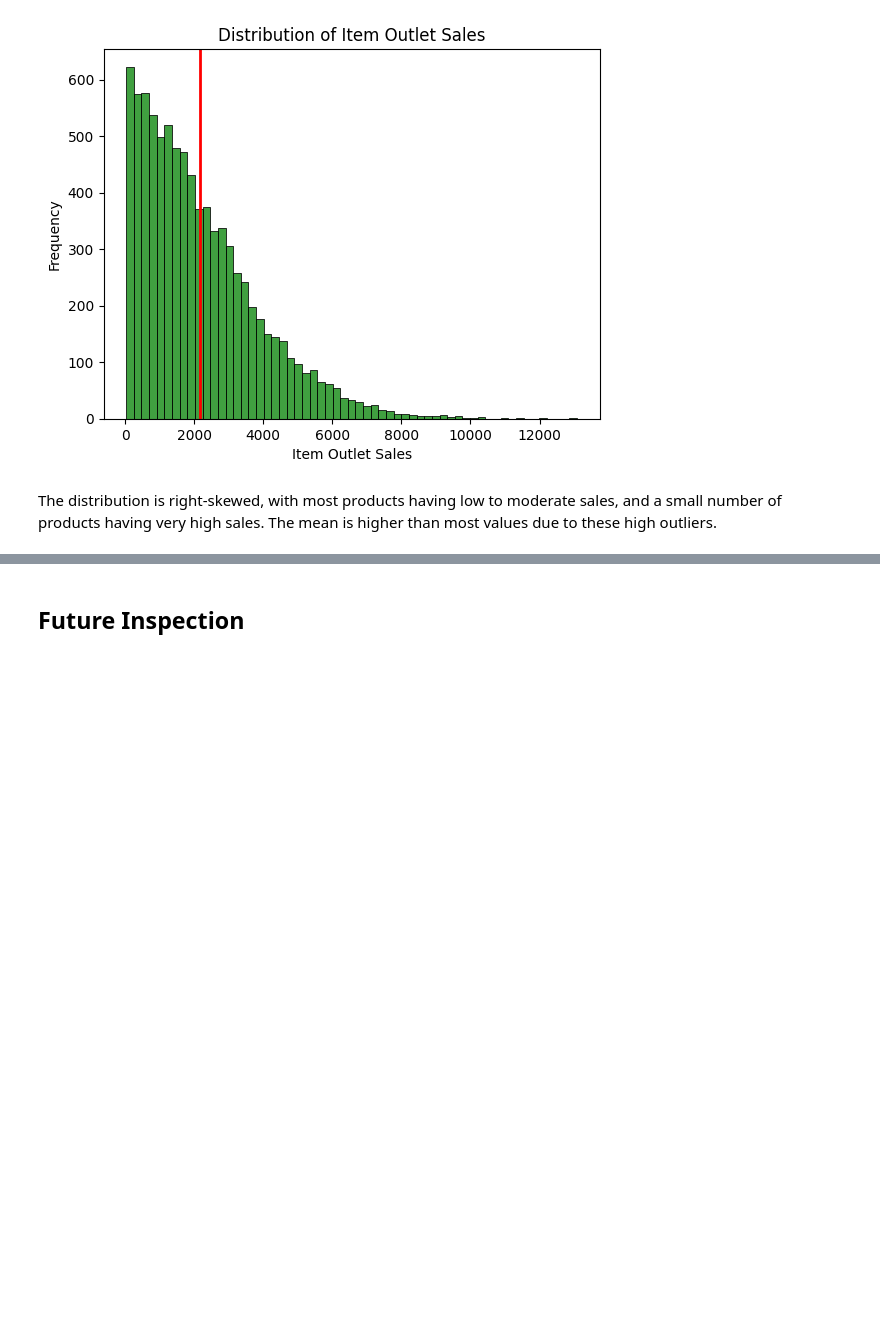
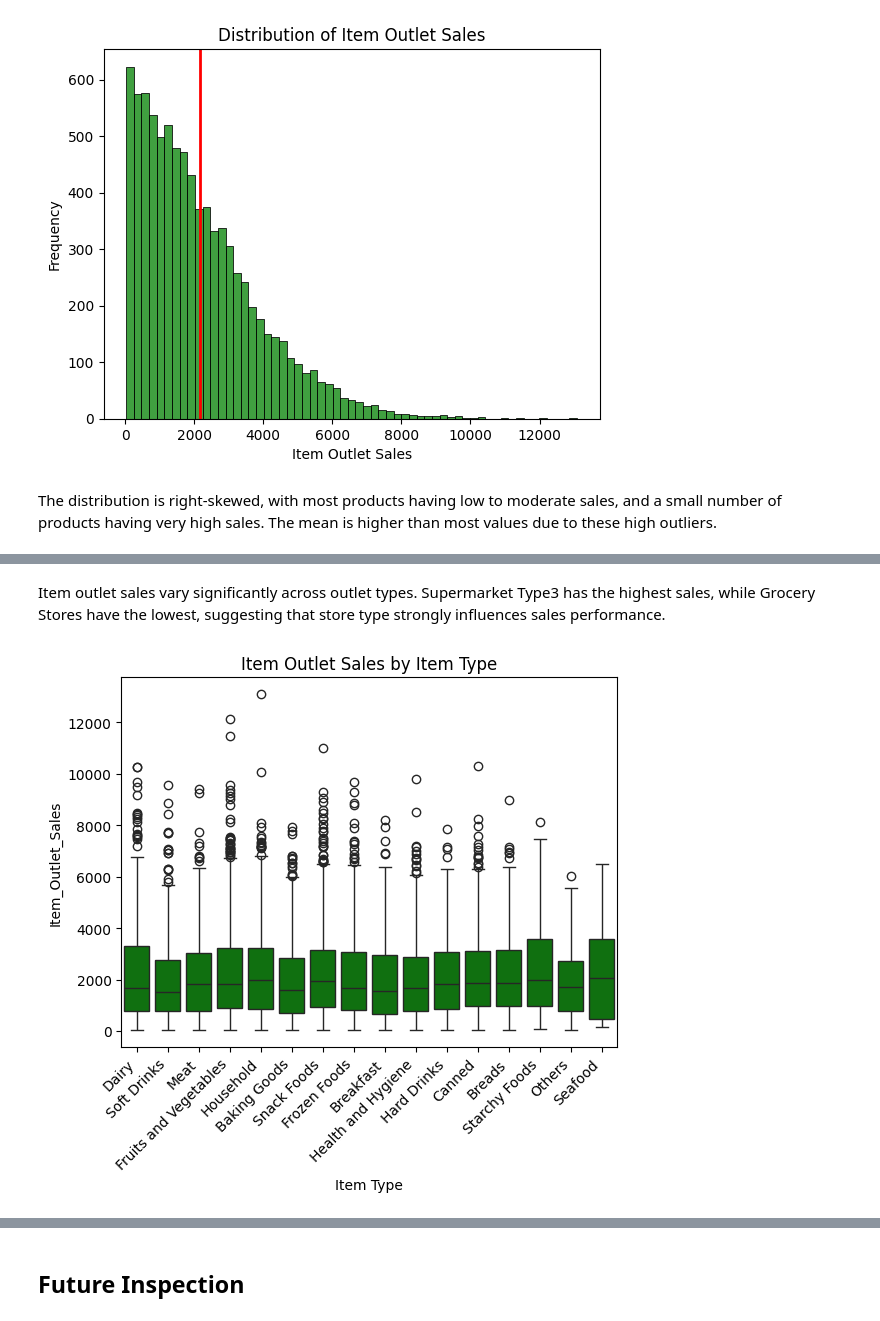
Before and after one commit to ayatayoub20/Prediction-of-Product-Sales, a Jupyter notebook: Prediction_of_Product_Sales.ipynb, the cells around one changed output, grey strips where cells are left out. Drawn from its saved outputs; the diff is of its cells as text; code cells hidden in the pictures; blank space fills up the shorter version.

```diff
--- a/Prediction_of_Product_Sales.ipynb
+++ b/Prediction_of_Product_Sales.ipynb
@@ -164,0 +184,9 @@ ax = sns.histplot(data=df,x='Item_MRP',color='green')
+# %% [markdown]
+Item outlet sales vary significantly across outlet types. Supermarket Type3 has the highest sales, while Grocery Stores have the lowest, suggesting that store type strongly influences sales performance.
+# %%
+ax = sns.boxplot(data=df,x='Item_Type',y='Item_Outlet_Sales',color='green');
+ax.set_xticklabels(ax.get_xticklabels(),rotation=45,ha='right');
+ax.set_title('Item Outlet Sales by Item Type');
+ax.set_xlabel('Item Type');
+# %% [output]
+[figure, added]
```
Also changed, not shown: parts of 11 cells of this notebook.
